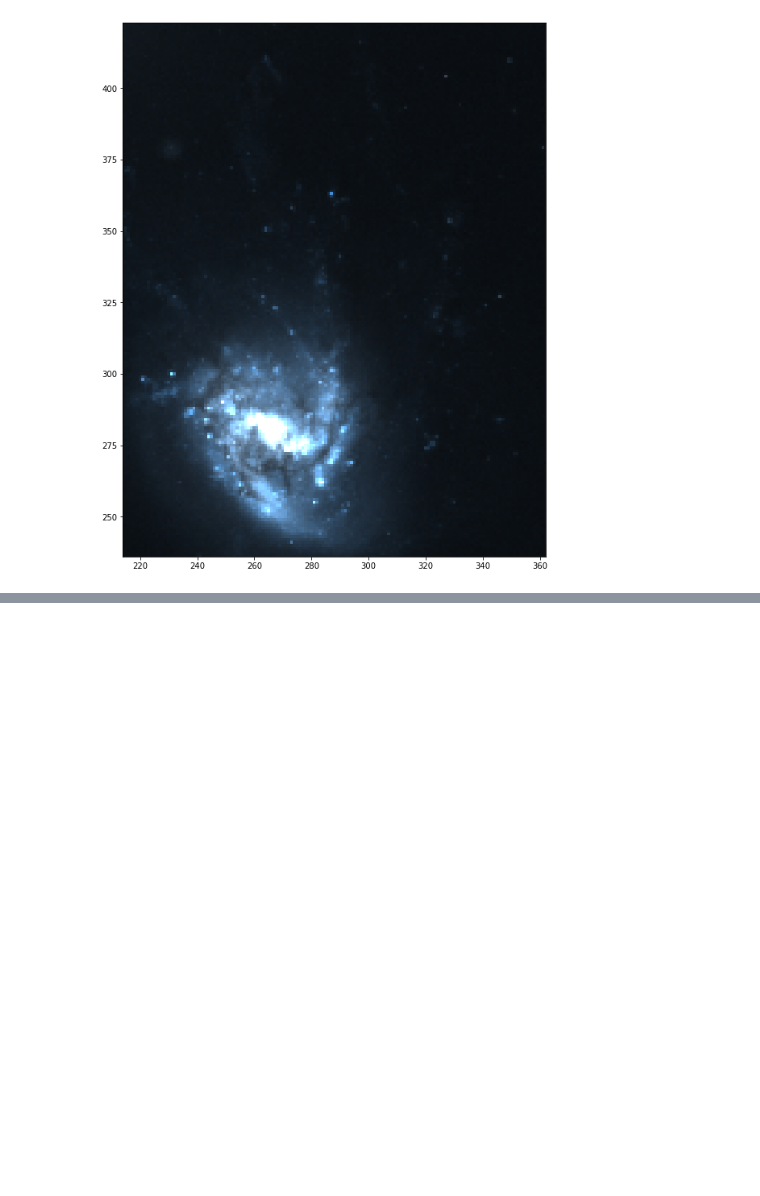
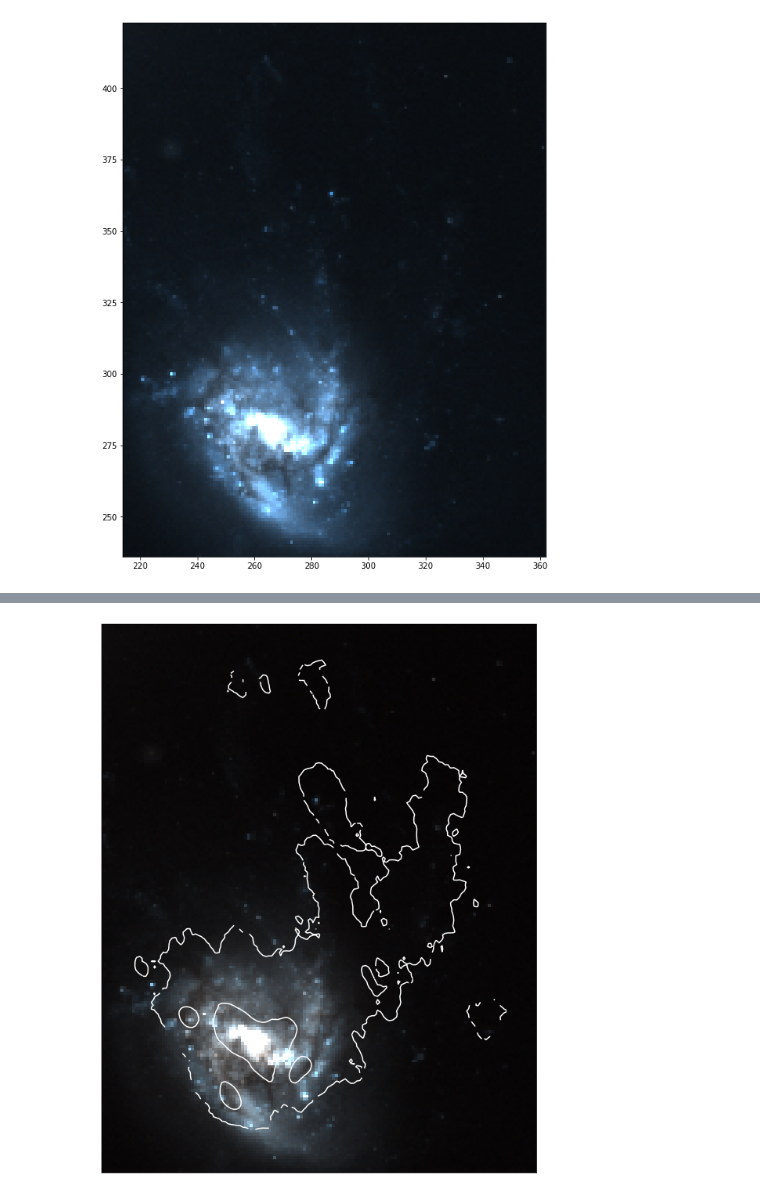
Before and after one commit to HSouch/CUBESPA, a Jupyter notebook: notebooks/Cubespa Demo.ipynb, the cells around one changed output, grey strips where cells are left out. Drawn from its saved outputs; the diff is of its cells as text; code cells hidden in the pictures; blank space fills up the shorter version.

```diff
--- a/notebooks/Cubespa Demo.ipynb
+++ b/notebooks/Cubespa Demo.ipynb
@@ -159,0 +160,6 @@ cubespa.plotting.rgb_overlay(norm, c.mom_maps.mom0, levels=[0.01, 0.05, 0.1, 1],
+# %%
+norm = cubespa.normalized_rgb_image(hst_interp.data, sigma = (1, 5))
+
+cubespa.plotting.rgb_overlay(norm, c.mom_maps.mom0, levels=[0.05, 1], lims=c.limits, colors="white")
+# %% [output]
+[figure, added]
```
Also changed, not shown: parts of 1 cell of this notebook, 25 other files.
